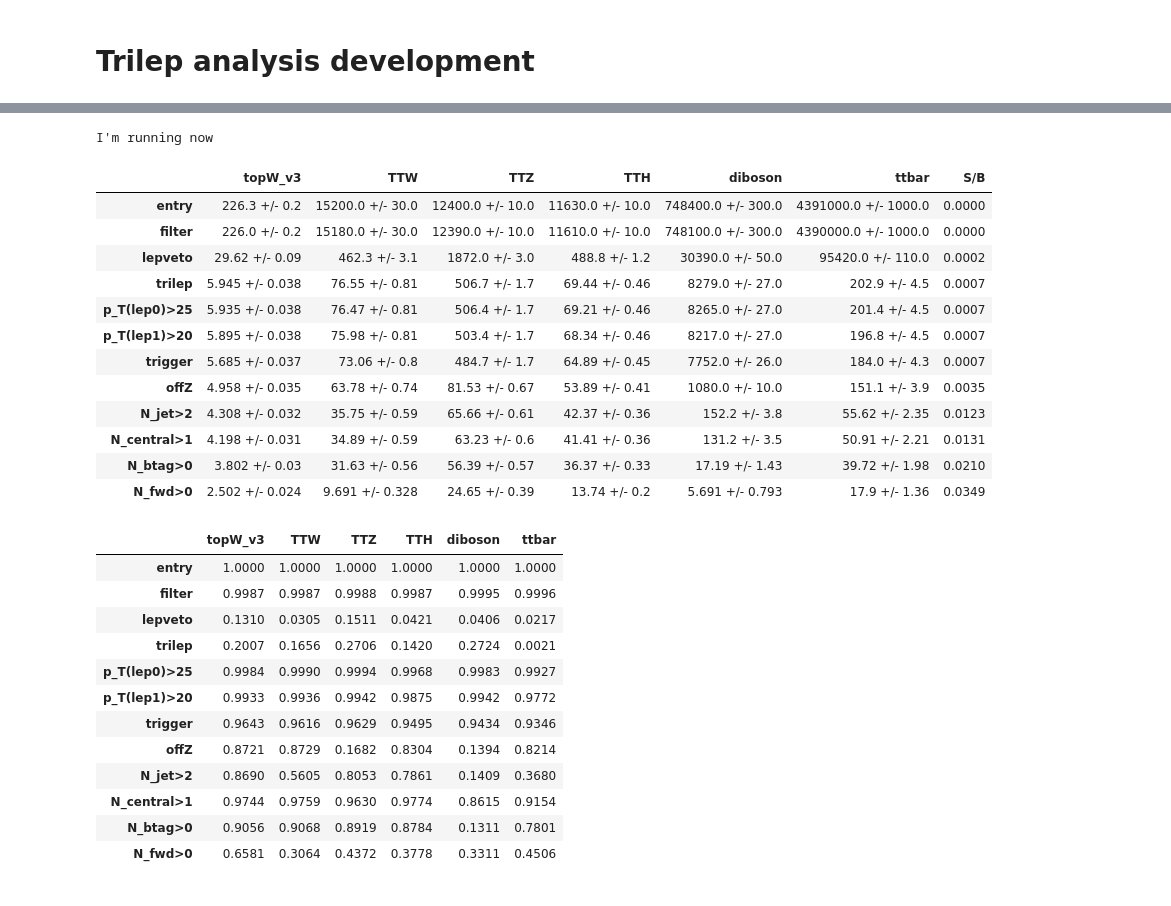
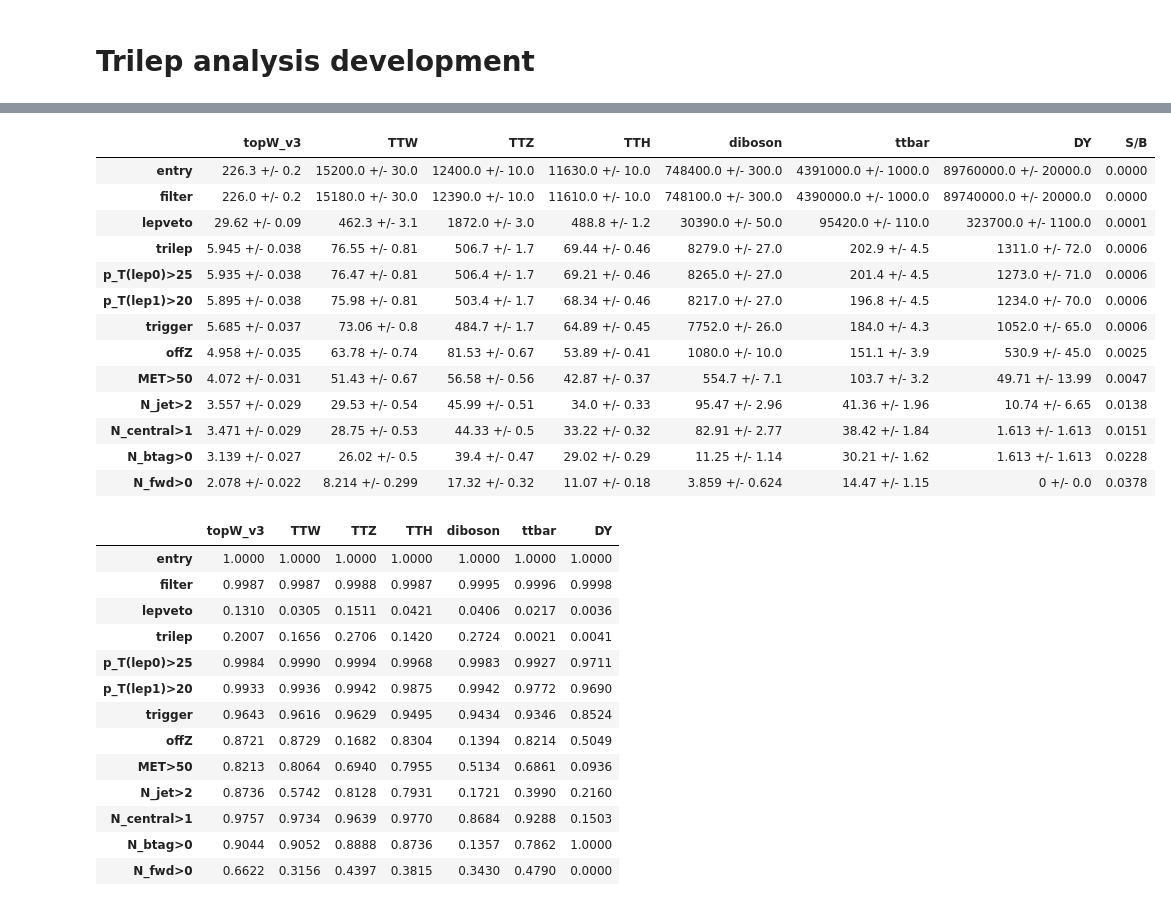
Before and after one commit to danbarto/tW_scattering, a Jupyter notebook: notebooks/trilep_analysis.ipynb, the cells around one changed output, grey strips where cells are left out. Saved outputs shown, nothing was run; the diff lists cells and outputs as text; code cells hidden in the pictures.

```diff
--- a/notebooks/trilep_analysis.ipynb
+++ b/notebooks/trilep_analysis.ipynb
@@ -20,19 +23,21 @@ from processor.default_accumulators import desired_output, add_processes_to_outp
 from Tools.samples import fileset_2018, fileset_2018_small
 
 overwrite = False
+year      = 2018
+small     = False
 
 # load the config and the cache
 cfg = loadConfig()
 
 cacheName = 'trilep_analysis'
+if small: cacheName += '_small'
+
 cache = dir_archive(os.path.join(os.path.expandvars(cfg['caches']['base']), cacheName), serialized=True)
-
-year = 2018
 
 fileset = {
     'topW_v3': fileset_2018['topW_v3'],
-    #'topW_EFT_cp8': fileset_2018['topW_EFT_cp8'],
-    #'topW_EFT_mix': fileset_2018['topW_EFT_mix'],
+    'topW_EFT_cp8': fileset_2018['topW_EFT_cp8'],
+    'topW_EFT_mix': fileset_2018['topW_EFT_mix'],
     'TTW': fileset_2018['TTW'],
     'TTZ': fileset_2018['TTZ'],
     'TTH': fileset_2018['TTH'],
@@ -40,6 +45,8 @@ fileset = {
     'ttbar': fileset_2018['top2l'],
     'DY': fileset_2018['DY'],
 }
+
+fileset = make_small(fileset, small, n_max=1)  # run over just one file each if small is set to true
 
 # add all processes to output so that the cutflow doesn't fail
 add_processes_to_output(fileset, desired_output)
@@ -83,62 +90,66 @@ else:
     cache['histograms']     = histograms
     cache['simple_output']  = output
     cache.dump()
-# %% [output]
-I'm running now
 # %%
 # we can just take the process list from the fileset to avoid any confusions
 processes = list(fileset.keys())
+
+processes.remove('topW_EFT_cp8')
+processes.remove('topW_EFT_mix')
 
 # the following list is directly taken from Tools/selection.py
 lines = ['entry']
 lines += [
             'filter',
             'lepveto',
             'trilep',
             'p_T(lep0)>25',
             'p_T(lep1)>20',
             'trigger',
             'offZ',
+            'MET>50',
             'N_jet>2',
             'N_central>1',
             'N_btag>0',
             'N_fwd>0',
         ]
 
 from Tools.helpers import getCutFlowTable
 df = getCutFlowTable(output, processes=processes, lines=lines, significantFigures=4, signal='topW_v3')
 df
 # %% [output]
-|  | topW_v3 | TTW | TTZ | TTH | diboson | ttbar | S/B |
-| entry | 226.3 +/- 0.2 | 15200.0 +/- 30.0 | 12400.0 +/- 10.0 | 11630.0 +/- 10.0 | 748400.0 +/- 300.0 | 4391000.0 +/- 1000.0 | 0.0000 |
-| filter | 226.0 +/- 0.2 | 15180.0 +/- 30.0 | 12390.0 +/- 10.0 | 11610.0 +/- 10.0 | 748100.0 +/- 300.0 | 4390000.0 +/- 1000.0 | 0.0000 |
-| lepveto | 29.62 +/- 0.09 | 462.3 +/- 3.1 | 1872.0 +/- 3.0 | 488.8 +/- 1.2 | 30390.0 +/- 50.0 | 95420.0 +/- 110.0 | 0.0002 |
-| trilep | 5.945 +/- 0.038 | 76.55 +/- 0.81 | 506.7 +/- 1.7 | 69.44 +/- 0.46 | 8279.0 +/- 27.0 | 202.9 +/- 4.5 | 0.0007 |
-| p_T(lep0)>25 | 5.935 +/- 0.038 | 76.47 +/- 0.81 | 506.4 +/- 1.7 | 69.21 +/- 0.46 | 8265.0 +/- 27.0 | 201.4 +/- 4.5 | 0.0007 |
-| p_T(lep1)>20 | 5.895 +/- 0.038 | 75.98 +/- 0.81 | 503.4 +/- 1.7 | 68.34 +/- 0.46 | 8217.0 +/- 27.0 | 196.8 +/- 4.5 | 0.0007 |
-| trigger | 5.685 +/- 0.037 | 73.06 +/- 0.8 | 484.7 +/- 1.7 | 64.89 +/- 0.45 | 7752.0 +/- 26.0 | 184.0 +/- 4.3 | 0.0007 |
-| offZ | 4.958 +/- 0.035 | 63.78 +/- 0.74 | 81.53 +/- 0.67 | 53.89 +/- 0.41 | 1080.0 +/- 10.0 | 151.1 +/- 3.9 | 0.0035 |
-| N_jet>2 | 4.308 +/- 0.032 | 35.75 +/- 0.59 | 65.66 +/- 0.61 | 42.37 +/- 0.36 | 152.2 +/- 3.8 | 55.62 +/- 2.35 | 0.0123 |
-| N_central>1 | 4.198 +/- 0.031 | 34.89 +/- 0.59 | 63.23 +/- 0.6 | 41.41 +/- 0.36 | 131.2 +/- 3.5 | 50.91 +/- 2.21 | 0.0131 |
-| N_btag>0 | 3.802 +/- 0.03 | 31.63 +/- 0.56 | 56.39 +/- 0.57 | 36.37 +/- 0.33 | 17.19 +/- 1.43 | 39.72 +/- 1.98 | 0.0210 |
-| N_fwd>0 | 2.502 +/- 0.024 | 9.691 +/- 0.328 | 24.65 +/- 0.39 | 13.74 +/- 0.2 | 5.691 +/- 0.793 | 17.9 +/- 1.36 | 0.0349 |
+|  | topW_v3 | TTW | TTZ | TTH | diboson | ttbar | DY | S/B |
+| entry | 226.3 +/- 0.2 | 15200.0 +/- 30.0 | 12400.0 +/- 10.0 | 11630.0 +/- 10.0 | 748400.0 +/- 300.0 | 4391000.0 +/- 1000.0 | 89760000.0 +/- 20000.0 | 0.0000 |
+| filter | 226.0 +/- 0.2 | 15180.0 +/- 30.0 | 12390.0 +/- 10.0 | 11610.0 +/- 10.0 | 748100.0 +/- 300.0 | 4390000.0 +/- 1000.0 | 89740000.0 +/- 20000.0 | 0.0000 |
+| lepveto | 29.62 +/- 0.09 | 462.3 +/- 3.1 | 1872.0 +/- 3.0 | 488.8 +/- 1.2 | 30390.0 +/- 50.0 | 95420.0 +/- 110.0 | 323700.0 +/- 1100.0 | 0.0001 |
+| trilep | 5.945 +/- 0.038 | 76.55 +/- 0.81 | 506.7 +/- 1.7 | 69.44 +/- 0.46 | 8279.0 +/- 27.0 | 202.9 +/- 4.5 | 1311.0 +/- 72.0 | 0.0006 |
+| p_T(lep0)>25 | 5.935 +/- 0.038 | 76.47 +/- 0.81 | 506.4 +/- 1.7 | 69.21 +/- 0.46 | 8265.0 +/- 27.0 | 201.4 +/- 4.5 | 1273.0 +/- 71.0 | 0.0006 |
+| p_T(lep1)>20 | 5.895 +/- 0.038 | 75.98 +/- 0.81 | 503.4 +/- 1.7 | 68.34 +/- 0.46 | 8217.0 +/- 27.0 | 196.8 +/- 4.5 | 1234.0 +/- 70.0 | 0.0006 |
+| trigger | 5.685 +/- 0.037 | 73.06 +/- 0.8 | 484.7 +/- 1.7 | 64.89 +/- 0.45 | 7752.0 +/- 26.0 | 184.0 +/- 4.3 | 1052.0 +/- 65.0 | 0.0006 |
+| offZ | 4.958 +/- 0.035 | 63.78 +/- 0.74 | 81.53 +/- 0.67 | 53.89 +/- 0.41 | 1080.0 +/- 10.0 | 151.1 +/- 3.9 | 530.9 +/- 45.0 | 0.0025 |
+| MET>50 | 4.072 +/- 0.031 | 51.43 +/- 0.67 | 56.58 +/- 0.56 | 42.87 +/- 0.37 | 554.7 +/- 7.1 | 103.7 +/- 3.2 | 49.71 +/- 13.99 | 0.0047 |
+| N_jet>2 | 3.557 +/- 0.029 | 29.53 +/- 0.54 | 45.99 +/- 0.51 | 34.0 +/- 0.33 | 95.47 +/- 2.96 | 41.36 +/- 1.96 | 10.74 +/- 6.65 | 0.0138 |
+| N_central>1 | 3.471 +/- 0.029 | 28.75 +/- 0.53 | 44.33 +/- 0.5 | 33.22 +/- 0.32 | 82.91 +/- 2.77 | 38.42 +/- 1.84 | 1.613 +/- 1.613 | 0.0151 |
+| N_btag>0 | 3.139 +/- 0.027 | 26.02 +/- 0.5 | 39.4 +/- 0.47 | 29.02 +/- 0.29 | 11.25 +/- 1.14 | 30.21 +/- 1.62 | 1.613 +/- 1.613 | 0.0228 |
+| N_fwd>0 | 2.078 +/- 0.022 | 8.214 +/- 0.299 | 17.32 +/- 0.32 | 11.07 +/- 0.18 | 3.859 +/- 0.624 | 14.47 +/- 1.15 | 0 +/- 0.0 | 0.0378 |
 # %%
 df = getCutFlowTable(output, processes=processes, lines=lines, significantFigures=4, absolute=False, signal='topW_v3')
 df
 # %% [output]
-|  | topW_v3 | TTW | TTZ | TTH | diboson | ttbar |
-| entry | 1.0000 | 1.0000 | 1.0000 | 1.0000 | 1.0000 | 1.0000 |
-| filter | 0.9987 | 0.9987 | 0.9988 | 0.9987 | 0.9995 | 0.9996 |
-| lepveto | 0.1310 | 0.0305 | 0.1511 | 0.0421 | 0.0406 | 0.0217 |
-| trilep | 0.2007 | 0.1656 | 0.2706 | 0.1420 | 0.2724 | 0.0021 |
-| p_T(lep0)>25 | 0.9984 | 0.9990 | 0.9994 | 0.9968 | 0.9983 | 0.9927 |
-| p_T(lep1)>20 | 0.9933 | 0.9936 | 0.9942 | 0.9875 | 0.9942 | 0.9772 |
-| trigger | 0.9643 | 0.9616 | 0.9629 | 0.9495 | 0.9434 | 0.9346 |
-| offZ | 0.8721 | 0.8729 | 0.1682 | 0.8304 | 0.1394 | 0.8214 |
-| N_jet>2 | 0.8690 | 0.5605 | 0.8053 | 0.7861 | 0.1409 | 0.3680 |
-| N_central>1 | 0.9744 | 0.9759 | 0.9630 | 0.9774 | 0.8615 | 0.9154 |
-| N_btag>0 | 0.9056 | 0.9068 | 0.8919 | 0.8784 | 0.1311 | 0.7801 |
-| N_fwd>0 | 0.6581 | 0.3064 | 0.4372 | 0.3778 | 0.3311 | 0.4506 |
+|  | topW_v3 | TTW | TTZ | TTH | diboson | ttbar | DY |
+| entry | 1.0000 | 1.0000 | 1.0000 | 1.0000 | 1.0000 | 1.0000 | 1.0000 |
+| filter | 0.9987 | 0.9987 | 0.9988 | 0.9987 | 0.9995 | 0.9996 | 0.9998 |
+| lepveto | 0.1310 | 0.0305 | 0.1511 | 0.0421 | 0.0406 | 0.0217 | 0.0036 |
+| trilep | 0.2007 | 0.1656 | 0.2706 | 0.1420 | 0.2724 | 0.0021 | 0.0041 |
+| p_T(lep0)>25 | 0.9984 | 0.9990 | 0.9994 | 0.9968 | 0.9983 | 0.9927 | 0.9711 |
+| p_T(lep1)>20 | 0.9933 | 0.9936 | 0.9942 | 0.9875 | 0.9942 | 0.9772 | 0.9690 |
+| trigger | 0.9643 | 0.9616 | 0.9629 | 0.9495 | 0.9434 | 0.9346 | 0.8524 |
+| offZ | 0.8721 | 0.8729 | 0.1682 | 0.8304 | 0.1394 | 0.8214 | 0.5049 |
+| MET>50 | 0.8213 | 0.8064 | 0.6940 | 0.7955 | 0.5134 | 0.6861 | 0.0936 |
+| N_jet>2 | 0.8736 | 0.5742 | 0.8128 | 0.7931 | 0.1721 | 0.3990 | 0.2160 |
+| N_central>1 | 0.9757 | 0.9734 | 0.9639 | 0.9770 | 0.8684 | 0.9288 | 0.1503 |
+| N_btag>0 | 0.9044 | 0.9052 | 0.8888 | 0.8736 | 0.1357 | 0.7862 | 1.0000 |
+| N_fwd>0 | 0.6622 | 0.3156 | 0.4397 | 0.3815 | 0.3430 | 0.4790 | 0.0000 |
 # %%
 import warnings
 warnings.filterwarnings('ignore')
```
Also changed, not shown: parts of 8 cells of this notebook, 4 other files.
